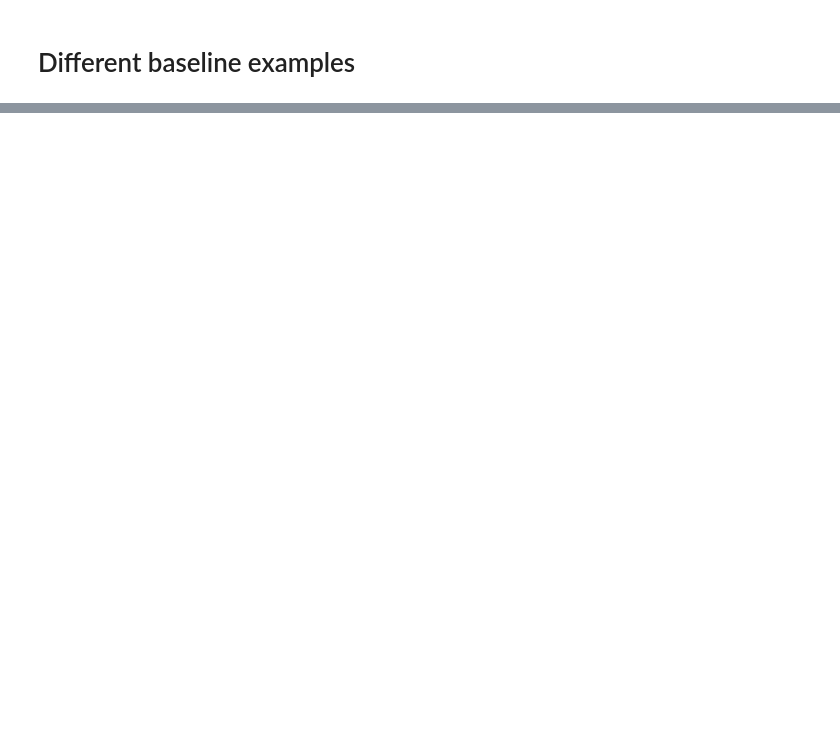
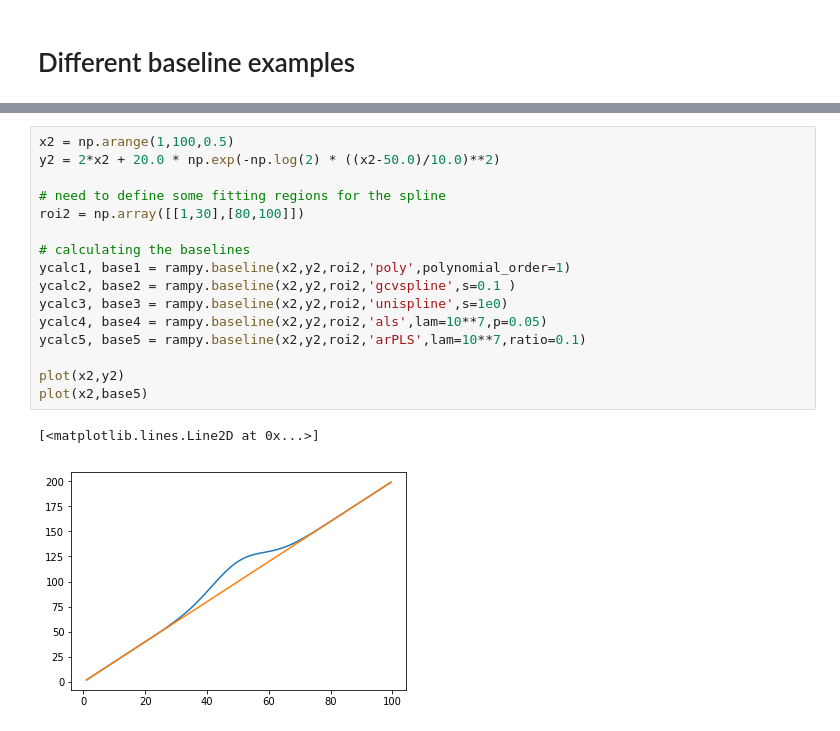
Before and after one commit to charlesll/rampy, a Jupyter notebook: examples/baseline_fit.ipynb, the cells around one changed output, grey strips where cells are left out. Saved outputs shown, nothing was run; the diff lists cells and outputs as text; blank space fills up the shorter version.

```diff
--- a/examples/baseline_fit.ipynb
+++ b/examples/baseline_fit.ipynb
@@ -65,3 +72,22 @@ TypeError: float() argument must be a string or a number, not 'zip'
+# %%
+x2 = np.arange(1,100,0.5)
+y2 = 2*x2 + 20.0 * np.exp(-np.log(2) * ((x2-50.0)/10.0)**2)
+
+# need to define some fitting regions for the spline
+roi2 = np.array([[1,30],[80,100]])
+
+# calculating the baselines
+ycalc1, base1 = rampy.baseline(x2,y2,roi2,'poly',polynomial_order=1)
+ycalc2, base2 = rampy.baseline(x2,y2,roi2,'gcvspline',s=0.1 )
+ycalc3, base3 = rampy.baseline(x2,y2,roi2,'unispline',s=1e0)
+ycalc4, base4 = rampy.baseline(x2,y2,roi2,'als',lam=10**7,p=0.05)
+ycalc5, base5 = rampy.baseline(x2,y2,roi2,'arPLS',lam=10**7,ratio=0.1)
+
+plot(x2,y2)
+plot(x2,base5)
+# %% [output]
+[<matplotlib.lines.Line2D at 0x...>]
+[figure, added]
 # %%
 help(rampy.baseline)
 # %% [output]
```
Also changed, not shown: parts of 4 cells of this notebook, 7 other files.
